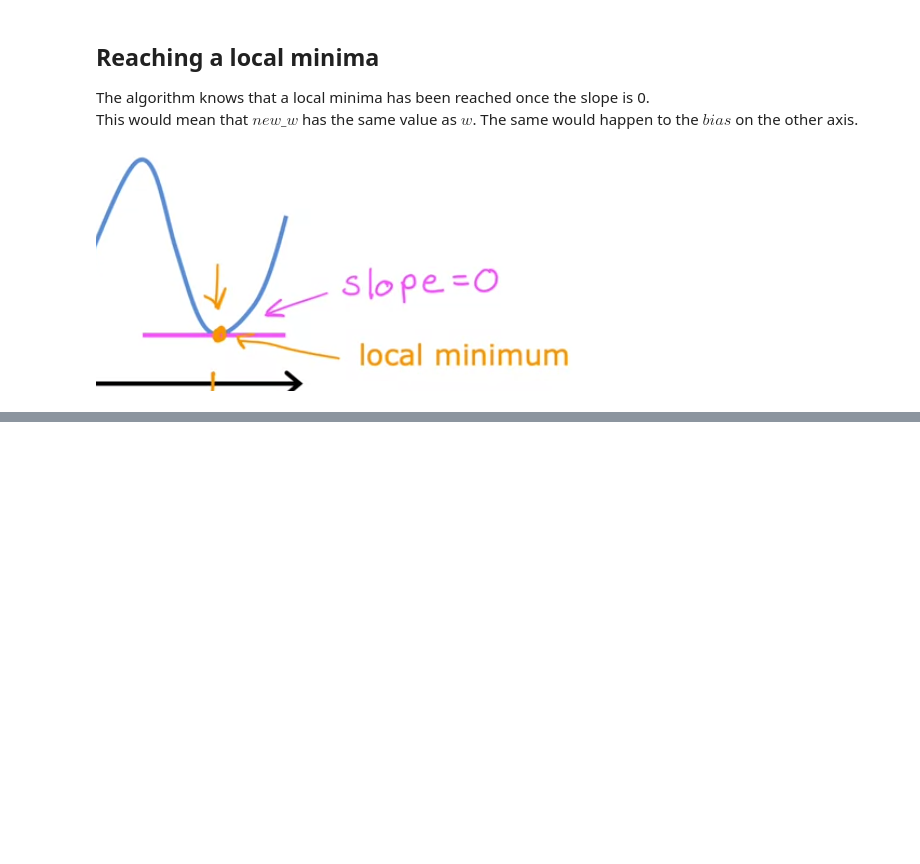
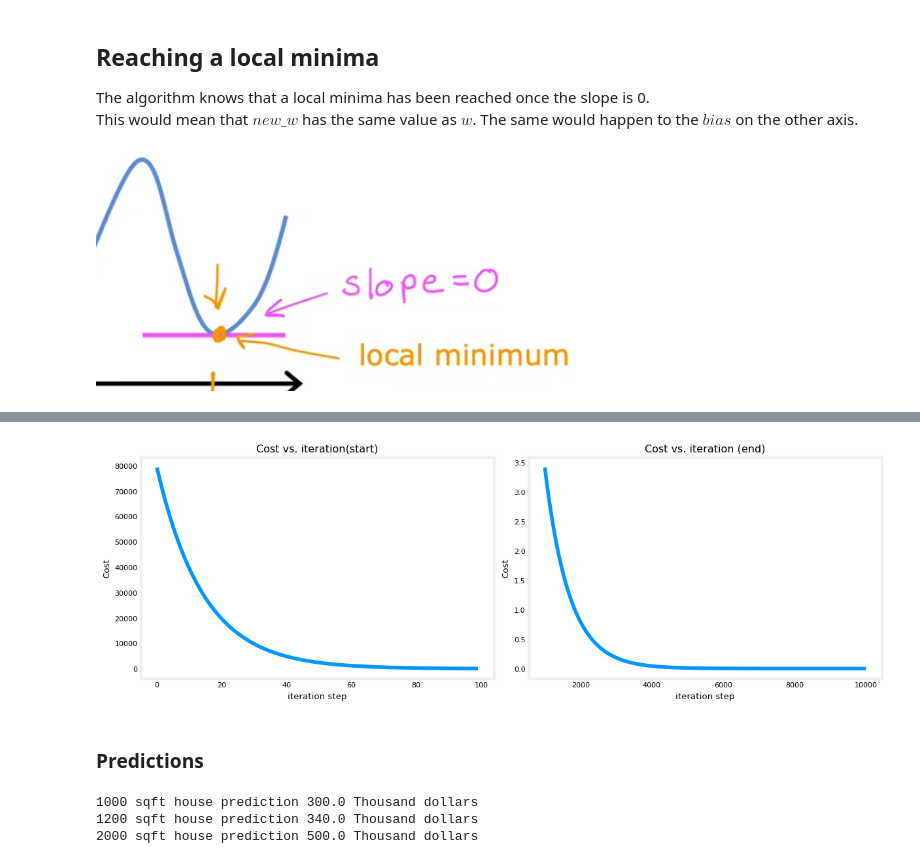
Before and after one commit to JoseMiralles/AI-Notes, a Jupyter notebook: machine_learning_specialization_coursera/4_training_model_with_gradient_descent.ipynb, the cells around one changed output, grey strips where cells are left out. Drawn from its saved outputs; the diff is of its cells as text; code cells hidden in the pictures; blank space fills up the shorter version.

```diff
--- a/machine_learning_specialization_coursera/4_training_model_with_gradient_descent.ipynb
+++ b/machine_learning_specialization_coursera/4_training_model_with_gradient_descent.ipynb
@@ -38,0 +47,6 @@ This would mean that $new\_w$ has the same value as $w$. The same would happen t
+# %%
+import math, copy
+import numpy as np
+import matplotlib.pyplot as plt
+plt.style.use('./deeplearning.mplstyle')
+from lab_utils_uni import plt_house_x, plt_contour_wgrad, plt_divergence, plt_gradients
@@ -38,0 +62,3 @@ This would mean that $new\_w$ has the same value as $w$. The same would happen t
+# %%
+x_train = np.array([1.0, 2.0])   #features
+y_train = np.array([300.0, 500.0])   #target value
@@ -38,0 +172,11 @@ This would mean that $new\_w$ has the same value as $w$. The same would happen t
+# %%
+# initialize parameters
+w_init = 0
+b_init = 0
+# some gradient descent settings
+iterations = 10000
+tmp_alpha = 1.0e-2
+# run gradient descent
+w_final, b_final, J_hist, p_hist = gradient_descent(x_train ,y_train, w_init, b_init, tmp_alpha,
+                                                    iterations, compute_cost, compute_gradient)
+print(f"(w,b) found by gradient descent: ({w_final:8.4f},{b_final:8.4f})")
@@ -38,0 +198,21 @@ This would mean that $new\_w$ has the same value as $w$. The same would happen t
+# %%
+# plot cost versus iteration
+fig, (ax1, ax2) = plt.subplots(1, 2, constrained_layout=True, figsize=(12,4))
+ax1.plot(J_hist[:100])
+ax2.plot(1000 + np.arange(len(J_hist[1000:])), J_hist[1000:])
+ax1.set_title("Cost vs. iteration(start)");  ax2.set_title("Cost vs. iteration (end)")
+ax1.set_ylabel('Cost')            ;  ax2.set_ylabel('Cost')
+ax1.set_xlabel('iteration step')  ;  ax2.set_xlabel('iteration step')
+plt.show()
+# %% [output]
+[figure, added]
+# %% [markdown]
+### Predictions
+# %%
+print(f"1000 sqft house prediction {w_final*1.0 + b_final:0.1f} Thousand dollars")
+print(f"1200 sqft house prediction {w_final*1.2 + b_final:0.1f} Thousand dollars")
+print(f"2000 sqft house prediction {w_final*2.0 + b_final:0.1f} Thousand dollars")
+# %% [output]
+1000 sqft house prediction 300.0 Thousand dollars
+1200 sqft house prediction 340.0 Thousand dollars
+2000 sqft house prediction 500.0 Thousand dollars
```
Also changed, not shown: parts of 14 cells of this notebook.
